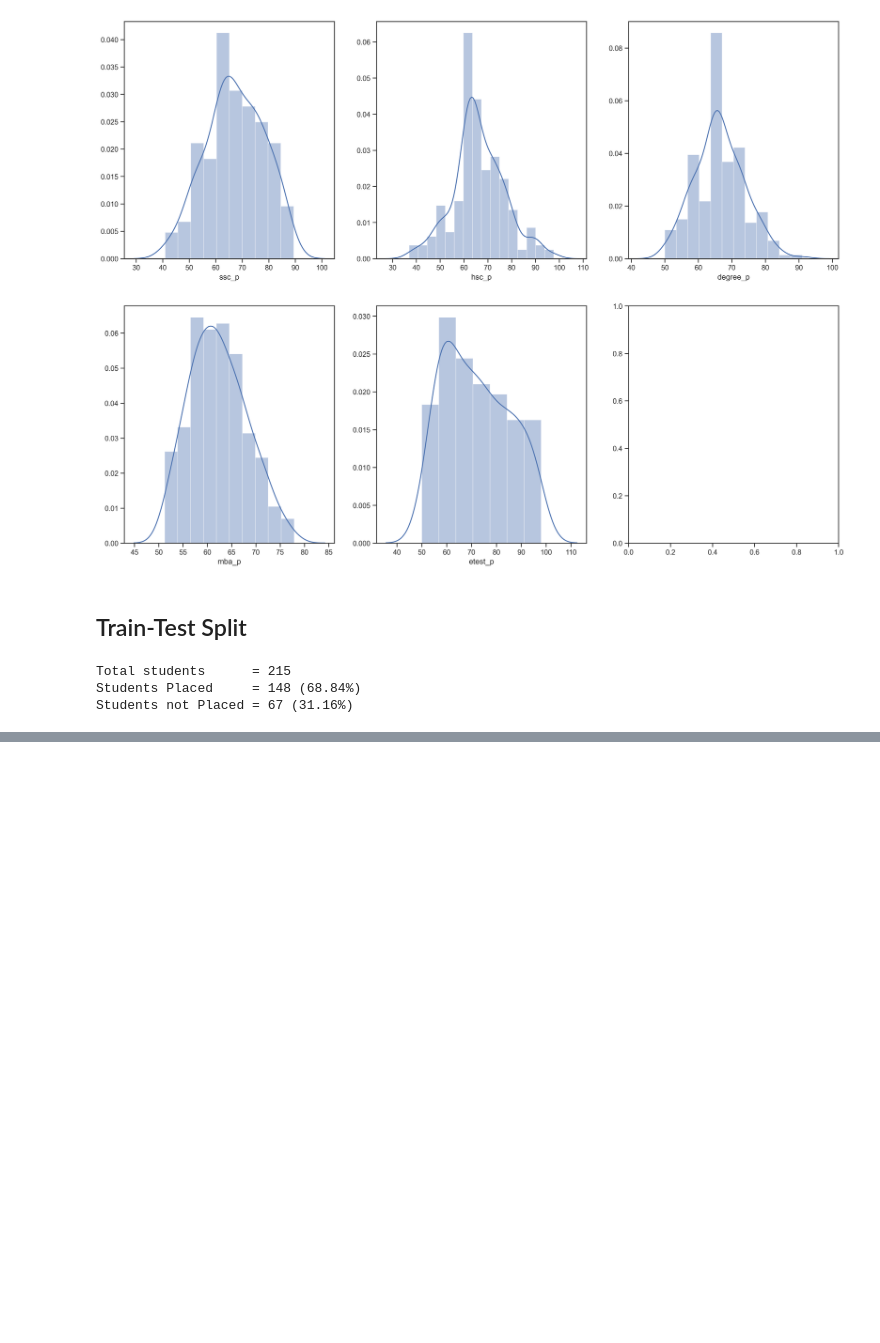
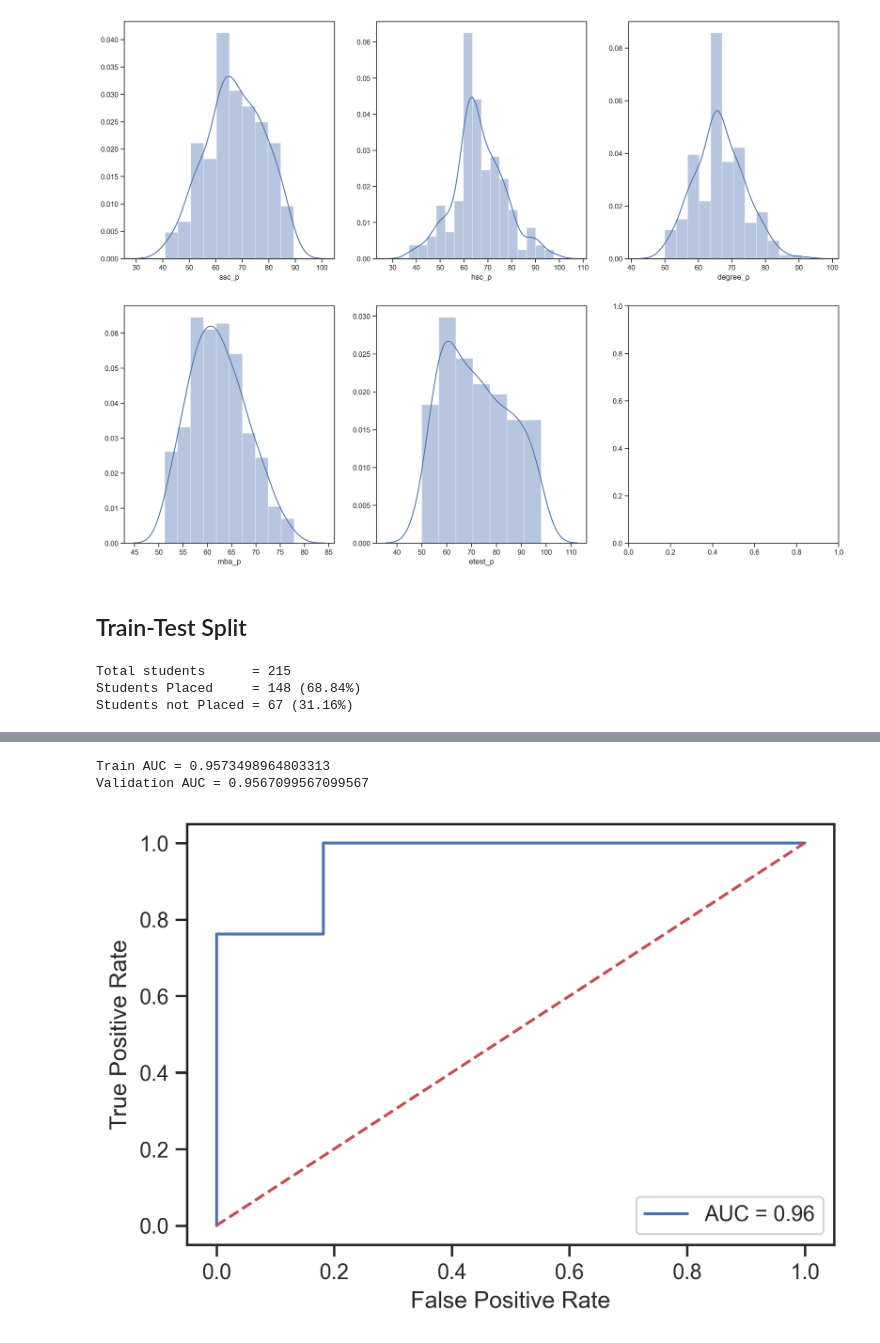
Before and after one commit to meehadjawwad/Campus-Recruitment, a Jupyter notebook: jupyter_notebooks/modelling.ipynb, the cells around one changed output, grey strips where cells are left out. Cells and saved outputs as stored; diff of their text form; code cells hidden in the pictures; blank space fills up the shorter version.

Commit message:
updating modelling notebook

```diff
--- a/jupyter_notebooks/modelling.ipynb
+++ b/jupyter_notebooks/modelling.ipynb
@@ -179,17 +202,0 @@ len(X_train), len(X_test)
-# %%
-classifier = LogisticRegression(max_iter=1000)
-skf = StratifiedKFold(n_splits=3)
-
-model_scores = cross_validate(classifier,
-                              X_train,
-                              y_train,
-                              scoring='accuracy',
-                              cv=skf,
-                              return_train_score=True)
-
-classifier.fit(X_train, y_train)
-
-print("Model = Logistic Regression\n".format(classifier))
-print("Train Score = {:f}".format(model_scores['train_score'].mean()))
-print("Test Score = {:f}".format(model_scores['test_score'].mean()))
-print("Score Diff. = {:f}".format(model_scores['train_score'].mean()-model_scores['test_score'].mean()))
@@ -225,0 +292,33 @@ pipeline_rf = Pipeline([
+# %%
+pipeline_best = Pipeline([
+                    ('scaler', StandardScaler()),
+                    ('classifier', SGDClassifier(alpha=1,
+                                                 loss='modified_huber',
+                                                 penalty='l2'))])
+
+
+pipeline_best.fit(X_train, y_train)
+
+train_prob = pipeline_best.predict_proba(X_train)[:,1]
+val_prob = pipeline_best.predict_proba(X_val)[:,1]
+train_auc = roc_auc_score(y_train, train_prob)
+val_auc = roc_auc_score(y_val, val_prob)
+
+print("Train AUC = {}".format(train_auc))
+print("Validation AUC = {}".format(val_auc))
+# %% [output]
+Train AUC = 0.9573498964803313
+Validation AUC = 0.9567099567099567
+# %%
+fpr, tpr, threshold = metrics.roc_curve(y_val, val_prob)
+roc_auc = metrics.auc(fpr, tpr)
+# %%
+plt.figure(dpi=300)
+plt.plot(fpr, tpr, 'b', label='AUC = {:.2f}'.format(roc_auc))
+plt.plot([0, 1], [0, 1], 'r--')
+plt.ylabel('True Positive Rate')
+plt.xlabel('False Positive Rate')
+plt.legend(loc = 'lower right')
+plt.show()
+# %% [output]
+[figure, added]
```
Also changed, not shown: parts of 24 cells of this notebook.
